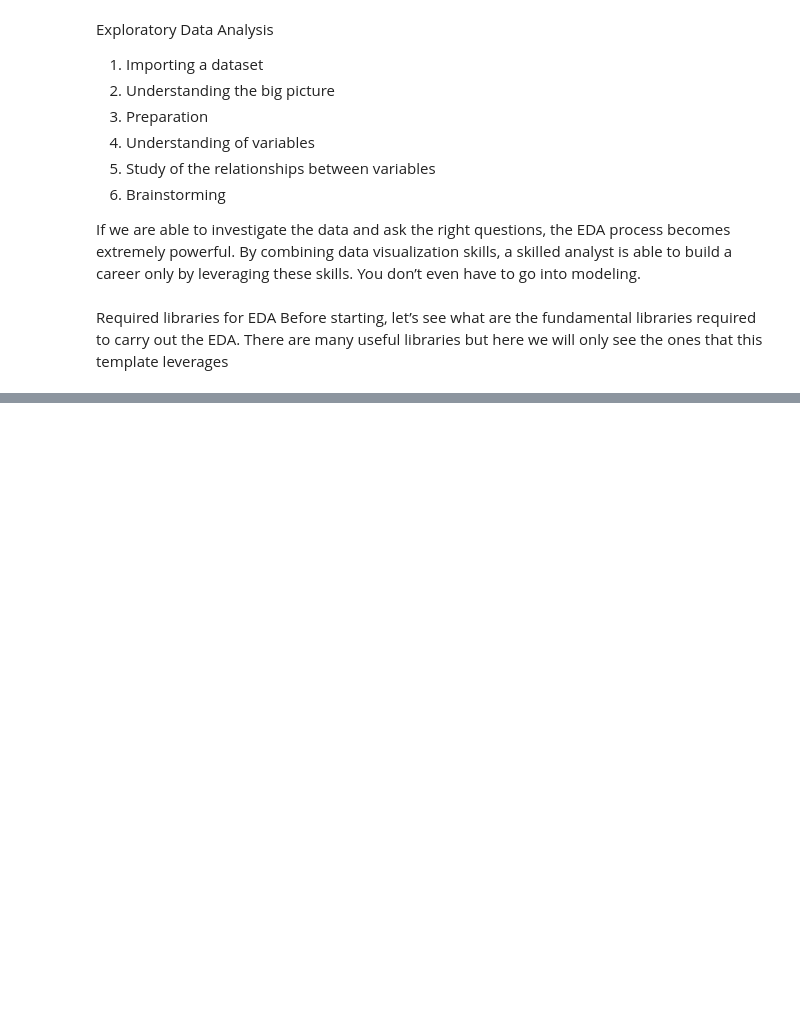
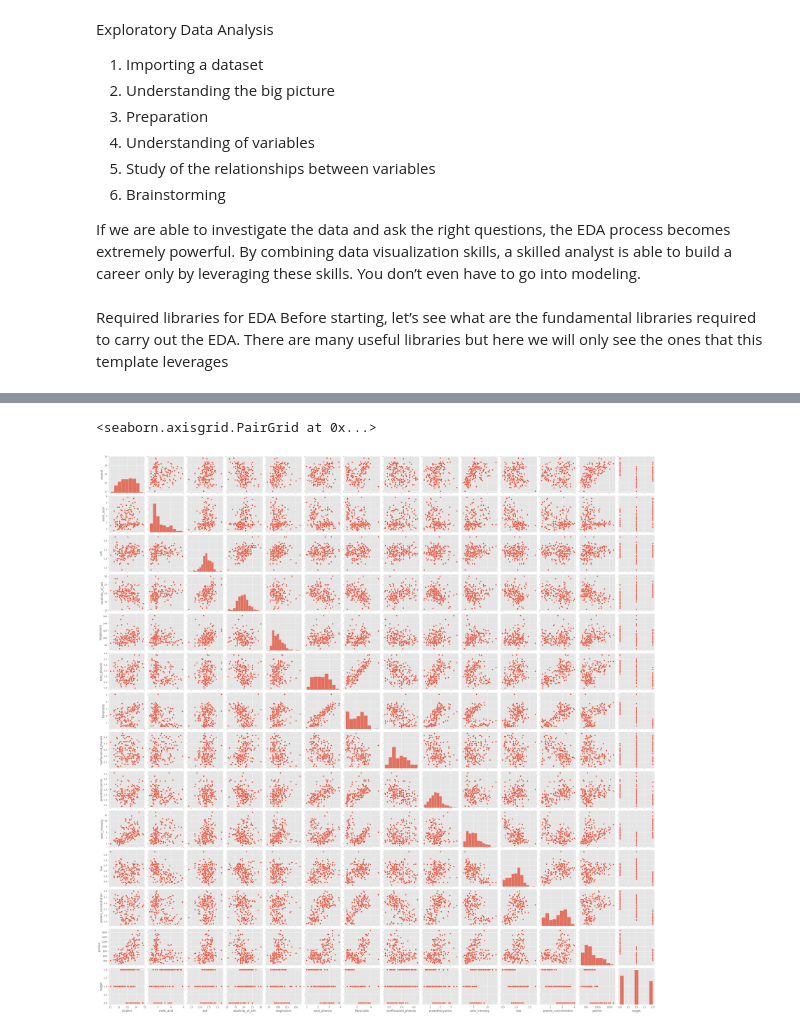
Before and after one commit to kcrachapudi/KalAnalysis, a Jupyter notebook: Jupyter/EDA.ipynb, the cells around one changed output, grey strips where cells are left out. Drawn from its saved outputs; the diff is of its cells as text; code cells hidden in the pictures; blank space fills up the shorter version.

```diff
--- a/Jupyter/EDA.ipynb
+++ b/Jupyter/EDA.ipynb
@@ -47,0 +213,5 @@ from sklearn.datasets import load_wine
+# %%
+sns.pairplot(df)
+# %% [output]
+<seaborn.axisgrid.PairGrid at 0x...>
+[figure, added]
```
Also changed, not shown: parts of 22 cells of this notebook.
